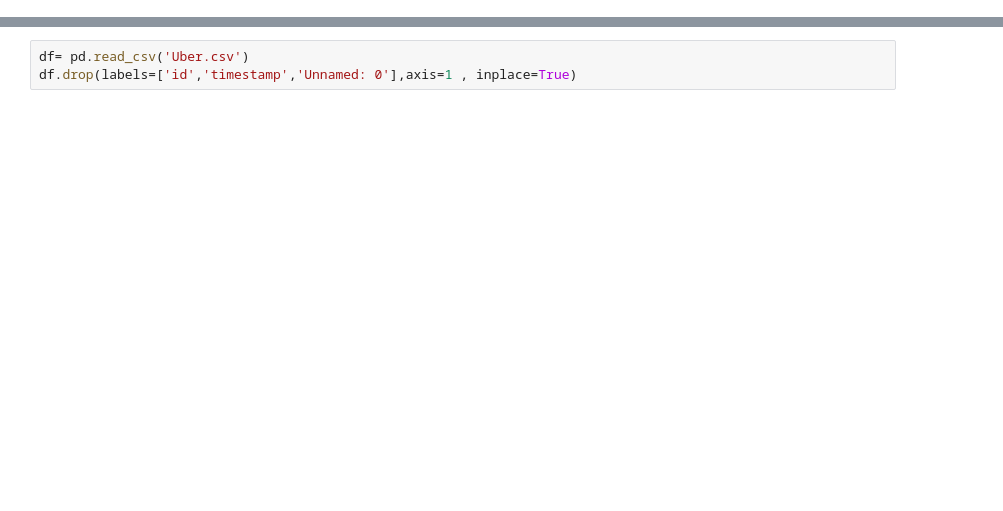
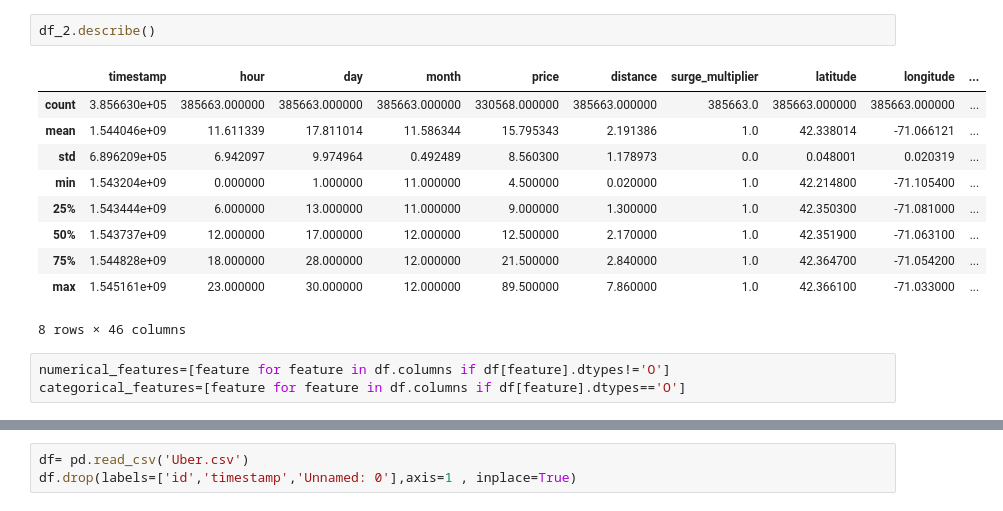
Before and after one commit to deftydev/Placement-Assigment_Devansh-Gupta, a Jupyter notebook: ML_ANSWER_5_EDA.ipynb, the cells around one changed output, grey strips where cells are left out. Drawn from its saved outputs; the diff is of its cells as text; blank space fills up the shorter version.

```diff
--- a/ML_ANSWER_5_EDA.ipynb
+++ b/ML_ANSWER_5_EDA.ipynb
@@ -7,0 +95,16 @@ import matplotlib.pyplot as plt
+# %%
+df_2.describe()
+# %% [output]
+|  | timestamp | hour | day | month | price | distance | surge_multiplier | latitude | longitude | ... |
+| count | 3.856630e+05 | 385663.000000 | 385663.000000 | 385663.000000 | 330568.000000 | 385663.000000 | 385663.0 | 385663.000000 | 385663.000000 | ... |
+| mean | 1.544046e+09 | 11.611339 | 17.811014 | 11.586344 | 15.795343 | 2.191386 | 1.0 | 42.338014 | -71.066121 | ... |
+| std | 6.896209e+05 | 6.942097 | 9.974964 | 0.492489 | 8.560300 | 1.178973 | 0.0 | 0.048001 | 0.020319 | ... |
+| min | 1.543204e+09 | 0.000000 | 1.000000 | 11.000000 | 4.500000 | 0.020000 | 1.0 | 42.214800 | -71.105400 | ... |
+| 25% | 1.543444e+09 | 6.000000 | 13.000000 | 11.000000 | 9.000000 | 1.300000 | 1.0 | 42.350300 | -71.081000 | ... |
+| 50% | 1.543737e+09 | 12.000000 | 17.000000 | 12.000000 | 12.500000 | 2.170000 | 1.0 | 42.351900 | -71.063100 | ... |
+| 75% | 1.544828e+09 | 18.000000 | 28.000000 | 12.000000 | 21.500000 | 2.840000 | 1.0 | 42.364700 | -71.054200 | ... |
+| max | 1.545161e+09 | 23.000000 | 30.000000 | 12.000000 | 89.500000 | 7.860000 | 1.0 | 42.366100 | -71.033000 | ... |
+8 rows × 46 columns
+# %%
+numerical_features=[feature for feature in df.columns if df[feature].dtypes!='O']
+categorical_features=[feature for feature in df.columns if df[feature].dtypes=='O']
```
Also changed, not shown: parts of 77 cells of this notebook, 1 other file.
